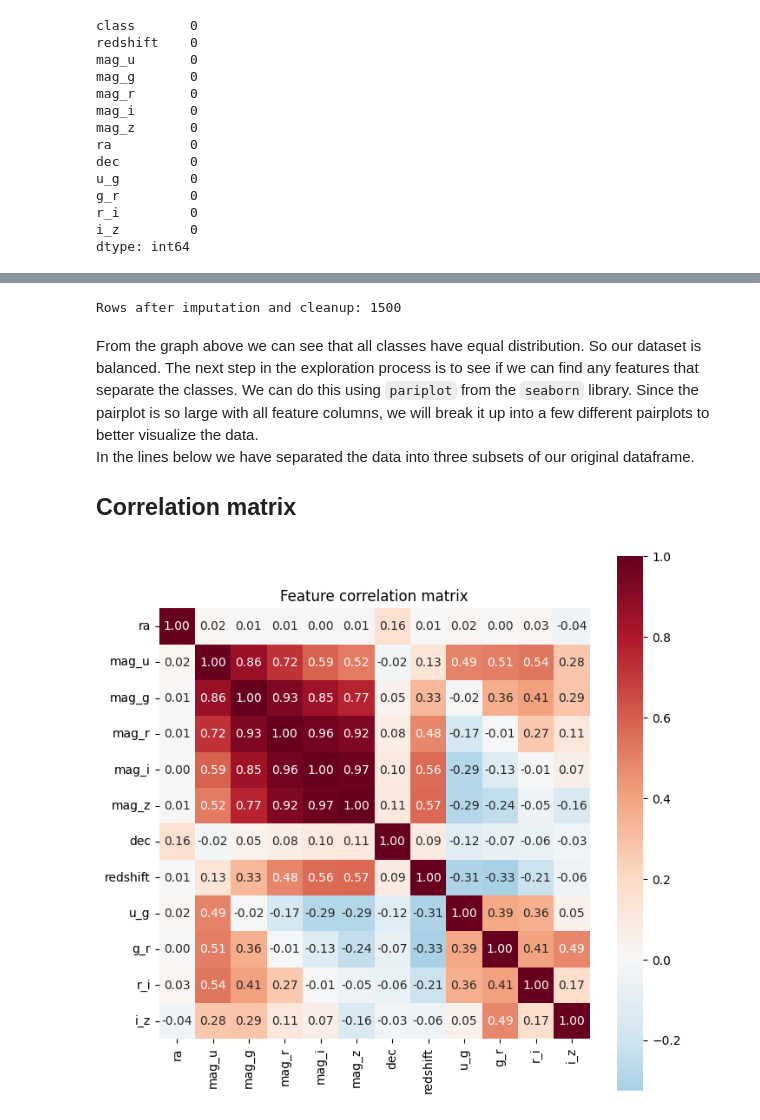
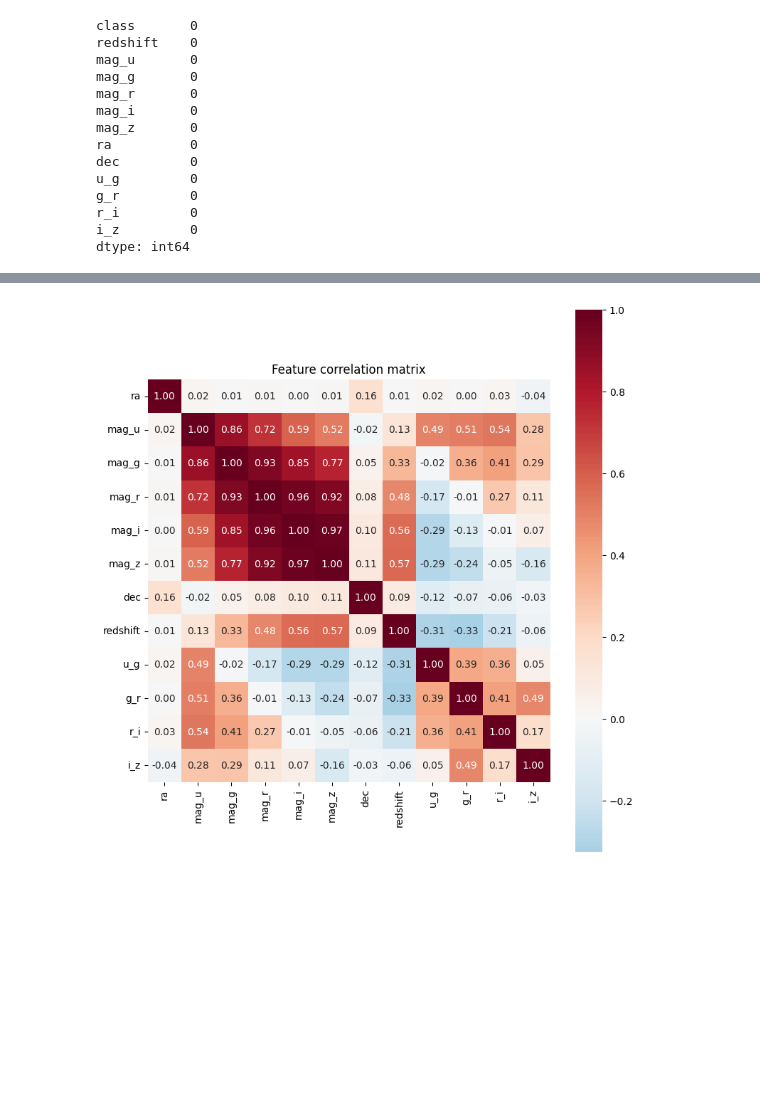
Before and after one commit to lexlexpdx/valinor, a Jupyter notebook: school/SYSC410/data_adventures/data_adventure1.ipynb, the cells around one changed output, grey strips where cells are left out. Cells and saved outputs as stored; diff of their text form; code cells hidden in the pictures; blank space fills up the shorter version.

```diff
--- a/school/SYSC410/data_adventures/data_adventure1.ipynb
+++ b/school/SYSC410/data_adventures/data_adventure1.ipynb
@@ -102,45 +70,22 @@ values.
 # %%
 numeric_cols = ["ra",
                 "mag_u",
                 "mag_g",
                 "mag_r",
                 "mag_i",
                 "mag_z",
                 "dec",
                 "redshift",
                 "u_g",
                 "g_r",
                 "r_i",
                 "i_z"]
-
-imputer = SimpleImputer(strategy = "median")
-df[numeric_cols] = imputer.fit_transform(df[numeric_cols])
-df = df.dropna()
-print(f"Rows after imputation and cleanup: {len(df)}")
-
-# # Pipeline Step 2: Explore
-#
-#
+corr = df[numeric_cols].corr()
+plt.figure(figsize = (8, 8))
+sns.heatmap(corr, annot = True, fmt = "0.2f", cmap = "RdBu_r", center = 0, square = True)
+plt.title("Feature correlation matrix")
+plt.tight_layout()
+plt.show()
 # %% [output]
-Rows after imputation and cleanup: 1500
+[figure, added]
-# %% [markdown]
-From the graph above we can see that all classes have equal distribution. So our
-dataset is balanced. The next step in the exploration process is to see if we can
-find any features that separate the classes. We can do this using `pariplot` from
-the `seaborn` library. Since the pairplot is so large with all feature columns,
-we will break it up into a few different pairplots to better visualize the data.
-In the lines below we have separated the data into three subsets of our original
-dataframe.
-
-
-## Correlation matrix
-# %%
-# All columns are already numeric columns
-corr = df[numeric_cols].corr()
-plt.figure(figsize = (8, 8))
-sns.heatmap(corr, annot = True, fmt = "0.2f", cmap = "RdBu_r", center = 0, square = True)
-plt.title("Feature correlation matrix")
-plt.show()
-# %% [output]
-[figure, removed]
 # %% [markdown]
```
Also changed, not shown: parts of 21 cells of this notebook, 14 other files.
